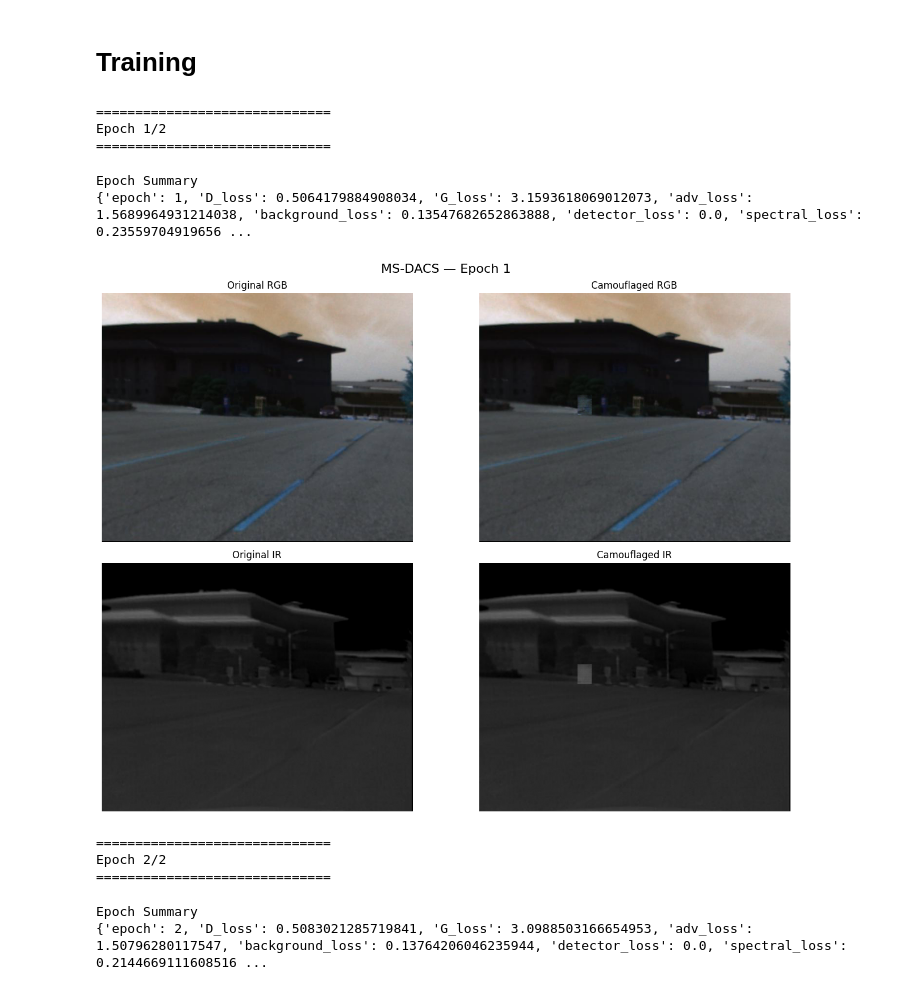
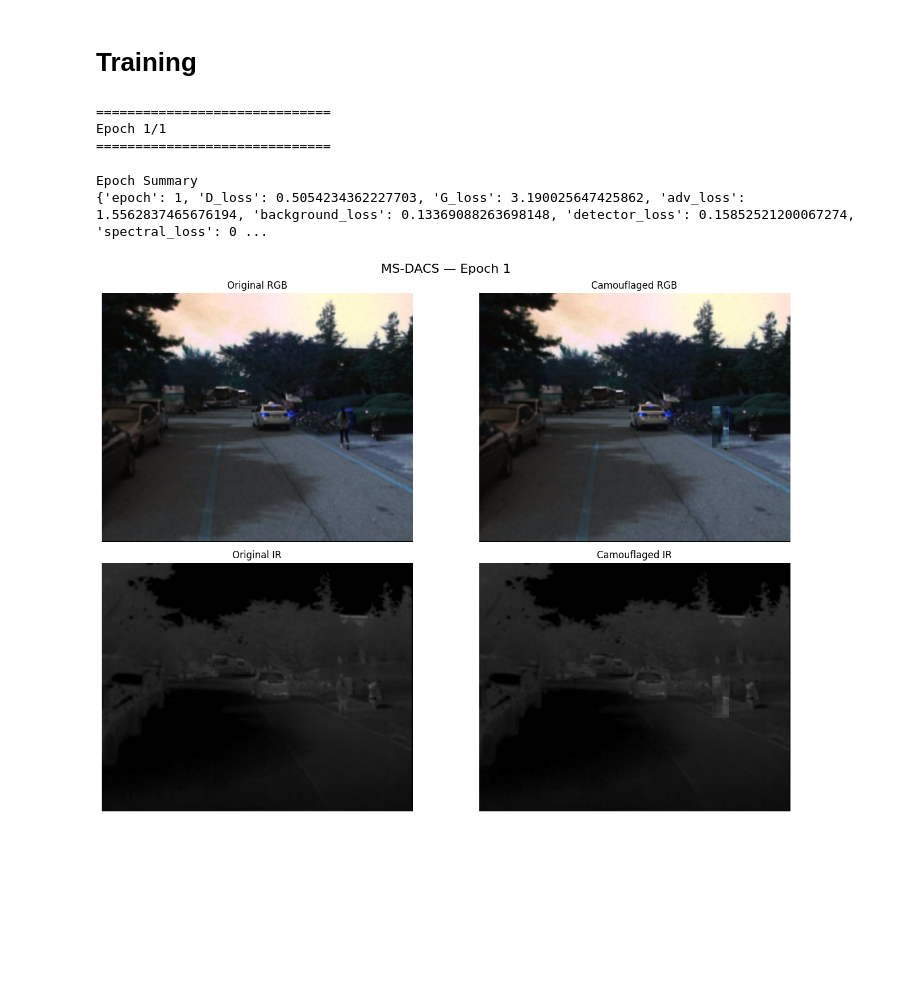
Before and after one commit to Debnath-Goutam/MS-DACS, a Jupyter notebook: MSDACS_Updated.ipynb, the cells around one changed output. Saved outputs shown, nothing was run; the diff lists cells and outputs as text; code cells hidden in the pictures; blank space fills up the shorter version.

Commit message:
Detector loss enabled

```diff
--- a/MSDACS_Updated.ipynb
+++ b/MSDACS_Updated.ipynb
@@ -2606,7 +2606,7 @@ def visualize_epoch_camouflage(
     motion_std,
     device,
     epoch=None,
-    alpha=0.7
+    alpha=0.5
 ):
 
     # ========================================================
@@ -2940,14 +2940,15 @@ def visualize_epoch_camouflage(
 visualization_sample = None
 
 
-for sample in training_data:
+# for sample in training_data:
 
-    if len(sample[5]) > 0:
+#     if len(sample[5]) > 0:
 
-        visualization_sample = sample
+#         visualization_sample = sample
 
-        break
-
+#         break
+sample = training_data[310]
+visualization_sample = sample
 
 assert visualization_sample is not None, \
     "No pedestrian sample available for visualization."
@@ -5107,46 +5302,59 @@ Temporal loss gradient test: PASSED
 # %% [markdown]
 # Training
 # %%
-test_history = train_msdacs(
+detector_test_history = train_msdacs(
 
     train_loader=train_loader,
 
     motion_encoder=motion_encoder,
     context_encoder=context_encoder,
     fusion_module=fusion_module,
     generator=generator,
 
     rgb_discriminator=rgb_discriminator,
     ir_discriminator=ir_discriminator,
 
     optimizer_G=optimizer_G,
     optimizer_D=optimizer_D,
 
     device=device,
 
-    epochs=2,
+    epochs=1,
+
+    # --------------------------------------------------------
+    # Loss weights
+    # --------------------------------------------------------
 
     lambda_adv=1.0,
+
     lambda_background=10.0,
 
-    # temporarily disabled
-    lambda_detector=0.0,
+    lambda_detector=0.5,
 
     lambda_spectral=1.0,
 
-    visualization_sample=visualization_sample,
+    # --------------------------------------------------------
+    # Differentiable detectors
+    # --------------------------------------------------------
 
-    # max_batches=5
+    detector_score_fn=detector_score_fn,
+
+    # --------------------------------------------------------
+    # Small initial test
+    # --------------------------------------------------------
+
+    # max_batches=20,
+
+    # --------------------------------------------------------
+    # Visualization
+    # --------------------------------------------------------
+
+    visualization_sample=visualization_sample
 )
 # %% [output]
 ==============================
-Epoch 1/2
+Epoch 1/1
 ==============================
 Epoch Summary
-{'epoch': 1, 'D_loss': 0.5064179884908034, 'G_loss': 3.1593618069012073, 'adv_loss': 1.5689964931214038, 'background_loss': 0.13547682652863888, 'detector_loss': 0.0, 'spectral_loss': 0.23559704919656 ...
+{'epoch': 1, 'D_loss': 0.5054234362227703, 'G_loss': 3.190025647425862, 'adv_loss': 1.5562837465676194, 'background_loss': 0.13369088263698148, 'detector_loss': 0.15852521200067274, 'spectral_loss': 0 ...
-[figure, old version]
+[figure, new version]
-==============================
-Epoch 2/2
-==============================
-Epoch Summary
-{'epoch': 2, 'D_loss': 0.5083021285719841, 'G_loss': 3.0988503166654953, 'adv_loss': 1.50796280117547, 'background_loss': 0.13764206046235944, 'detector_loss': 0.0, 'spectral_loss': 0.2144669111608516 ...
```
Also changed, not shown: parts of 7 cells of this notebook.
